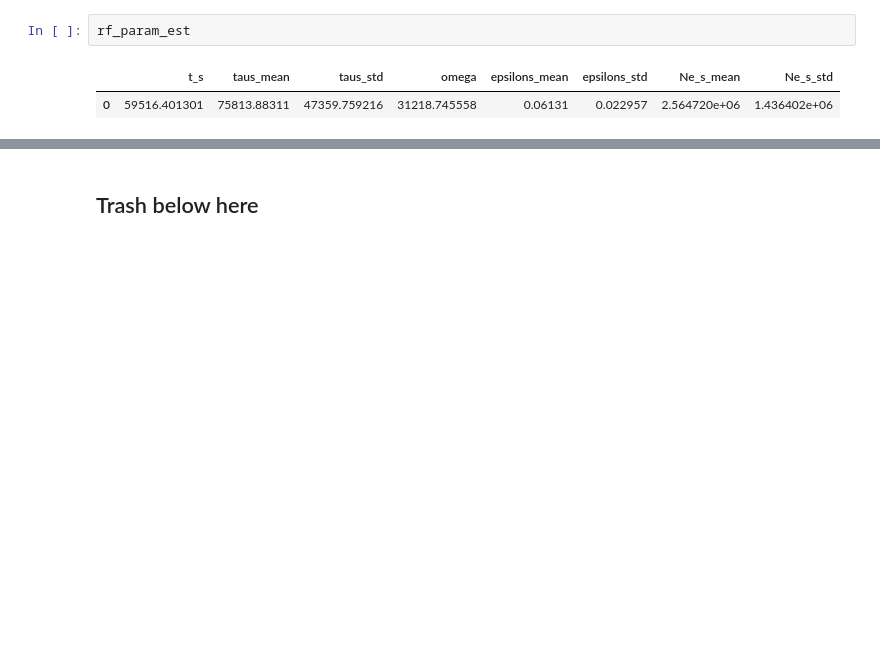
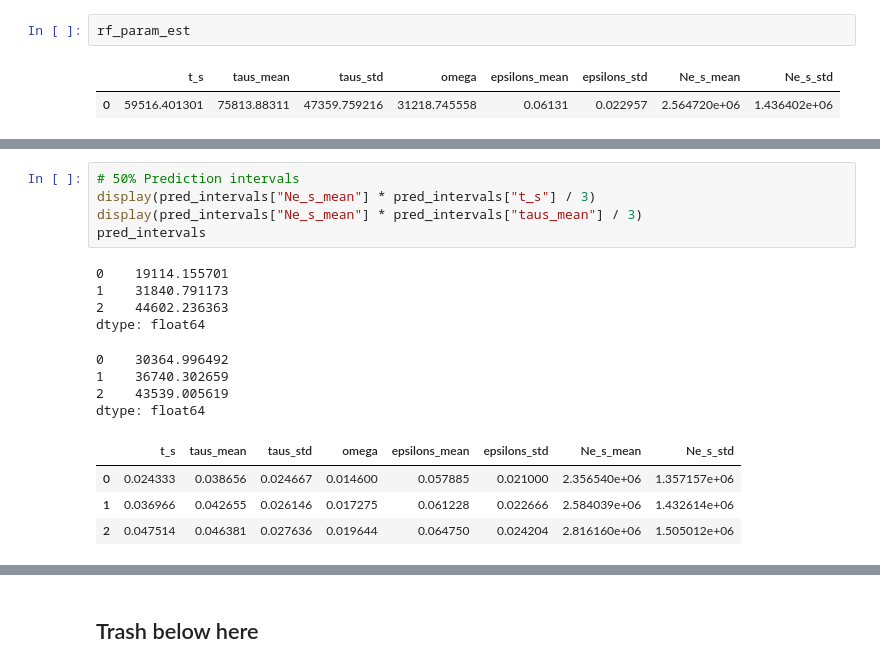
Before and after one commit to isaacovercast/PTA-EasternSnake, a Jupyter notebook: EasternSnakes--Simulations--RF-ML-CrossValidation.ipynb, the cells around one changed output, grey strips where cells are left out. Cells and saved outputs as stored; diff of their text form; blank space fills up the shorter version.

```diff
--- a/EasternSnakes--Simulations--RF-ML-CrossValidation.ipynb
+++ b/EasternSnakes--Simulations--RF-ML-CrossValidation.ipynb
@@ -270,0 +291,18 @@ rf_param_est
+# %%
+# 50% Prediction intervals
+display(pred_intervals["Ne_s_mean"] * pred_intervals["t_s"] / 3)
+display(pred_intervals["Ne_s_mean"] * pred_intervals["taus_mean"] / 3)
+pred_intervals
+# %% [output]
+0    19114.155701
+1    31840.791173
+2    44602.236363
+dtype: float64
+0    30364.996492
+1    36740.302659
+2    43539.005619
+dtype: float64
+|  | t_s | taus_mean | taus_std | omega | epsilons_mean | epsilons_std | Ne_s_mean | Ne_s_std |
+| 0 | 0.024333 | 0.038656 | 0.024667 | 0.014600 | 0.057885 | 0.021000 | 2.356540e+06 | 1.357157e+06 |
+| 1 | 0.036966 | 0.042655 | 0.026146 | 0.017275 | 0.061228 | 0.022666 | 2.584039e+06 | 1.432614e+06 |
+| 2 | 0.047514 | 0.046381 | 0.027636 | 0.019644 | 0.064750 | 0.024204 | 2.816160e+06 | 1.505012e+06 |
```
Also changed, not shown: parts of 3 cells of this notebook.
